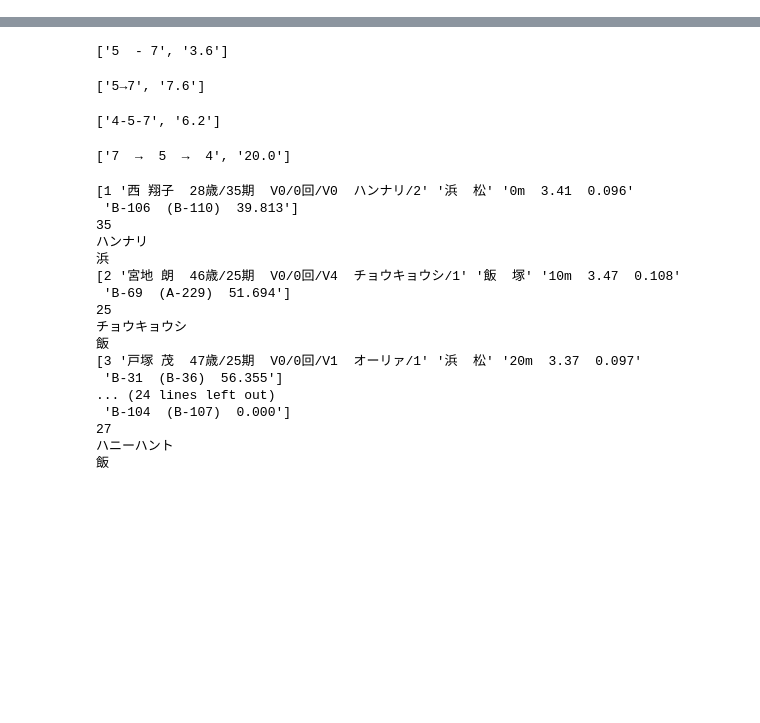
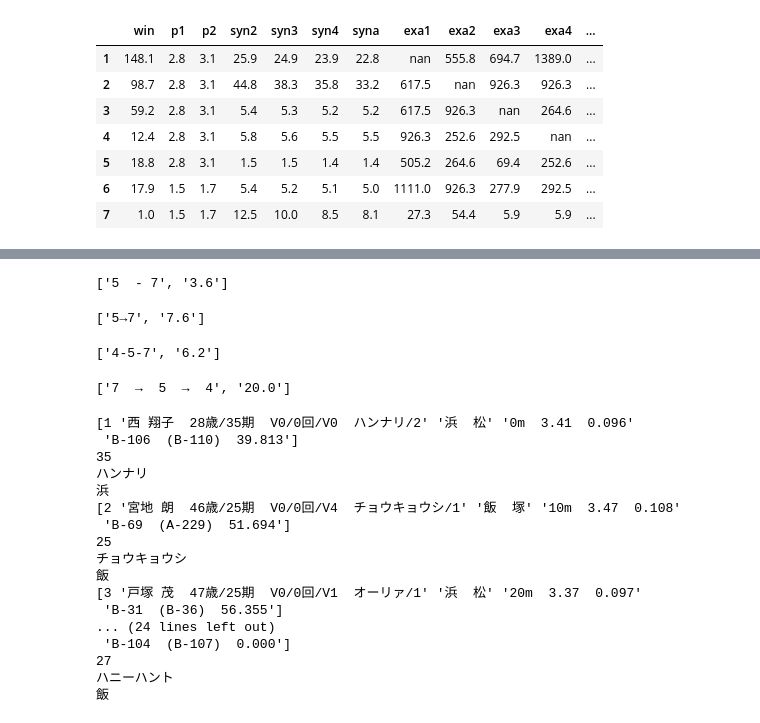
Before and after one commit to justgetwet/pygameauto, a Jupyter notebook: Untitled.ipynb, the cells around one changed output, grey strips where cells are left out. Cells and saved outputs as stored; diff of their text form; code cells hidden in the pictures; blank space fills up the shorter version.

```diff
--- a/Untitled.ipynb
+++ b/Untitled.ipynb
@@ -42,0 +12,4 @@ races[0][2][0][0]["単勝オッズ"].tolist()
+# %%
+race = onerace("20220224", "浜松", "10")
+print(race[0])
+race[2][0][0]
@@ -42,0 +26,13 @@ races[0][2][0][0]["単勝オッズ"].tolist()
+# %%
+df = oddswin(race)
+cmap = sns.color_palette("ch:s=-.25,rot=.25", as_cmap=True)
+df.style.background_gradient(cmap=cmap).set_precision(1)
+# %% [output]
+|  | win | p1 | p2 | syn2 | syn3 | syn4 | syna | exa1 | exa2 | exa3 | exa4 | ... |
+| 1 | 148.1 | 2.8 | 3.1 | 25.9 | 24.9 | 23.9 | 22.8 | nan | 555.8 | 694.7 | 1389.0 | ... |
+| 2 | 98.7 | 2.8 | 3.1 | 44.8 | 38.3 | 35.8 | 33.2 | 617.5 | nan | 926.3 | 926.3 | ... |
+| 3 | 59.2 | 2.8 | 3.1 | 5.4 | 5.3 | 5.2 | 5.2 | 617.5 | 926.3 | nan | 264.6 | ... |
+| 4 | 12.4 | 2.8 | 3.1 | 5.8 | 5.6 | 5.5 | 5.5 | 926.3 | 252.6 | 292.5 | nan | ... |
+| 5 | 18.8 | 2.8 | 3.1 | 1.5 | 1.5 | 1.4 | 1.4 | 505.2 | 264.6 | 69.4 | 252.6 | ... |
+| 6 | 17.9 | 1.5 | 1.7 | 5.4 | 5.2 | 5.1 | 5.0 | 1111.0 | 926.3 | 277.9 | 292.5 | ... |
+| 7 | 1.0 | 1.5 | 1.7 | 12.5 | 10.0 | 8.5 | 8.1 | 27.3 | 54.4 | 5.9 | 5.9 | ... |
```
Also changed, not shown: parts of 13 cells of this notebook, 4 other files.
